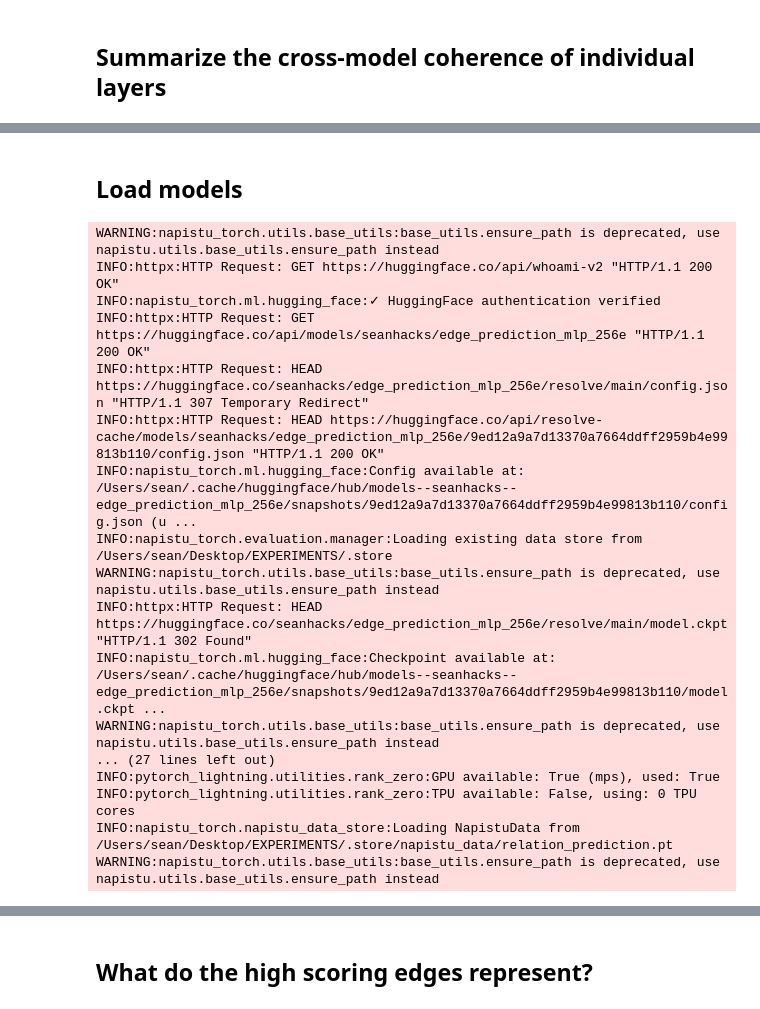
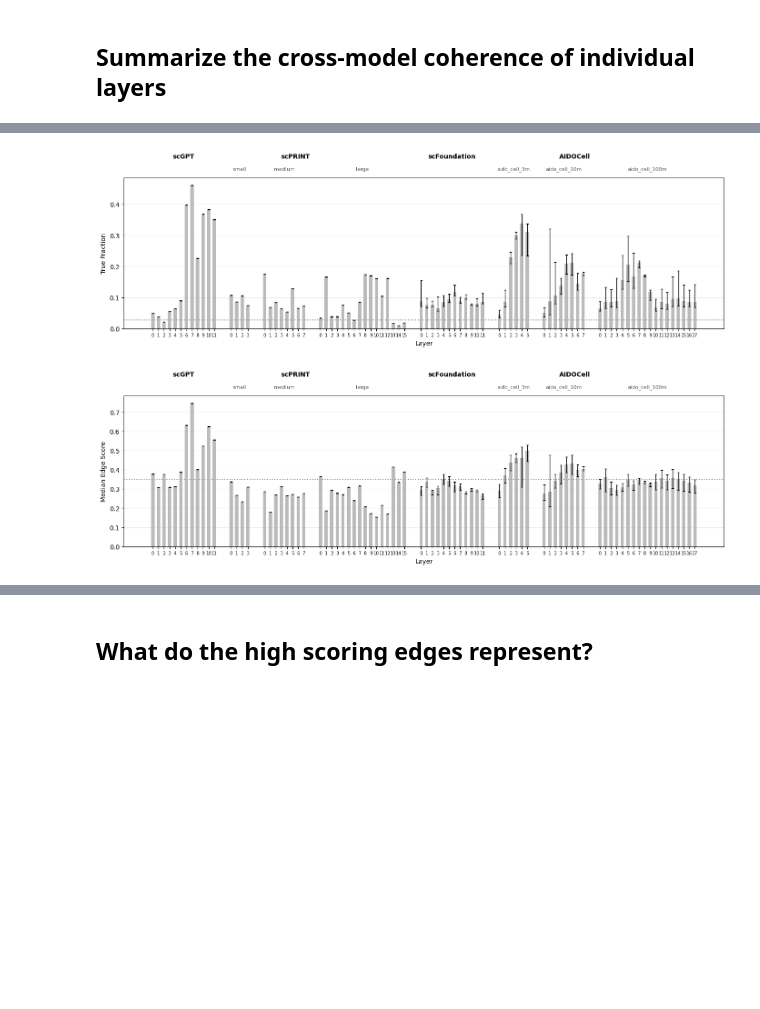
Before and after one commit to napistu/napistu-scrapyard, a Jupyter notebook: applications/foundation_models/compare_embeddings.ipynb, the cells around one changed output, grey strips where cells are left out. Drawn from its saved outputs; the diff is of its cells as text; code cells hidden in the pictures; blank space fills up the shorter version.

Commit message:
refactored foundation model vs napistu comparisons

```diff
--- a/applications/foundation_models/compare_embeddings.ipynb
+++ b/applications/foundation_models/compare_embeddings.ipynb
@@ -727,2 +1153,23 @@ gene_ids = model_comparison_metadata["gene_ids"]
 # %%
 model_sources = model_categories.merge(model_metadata_summary, on = ["model type"], how = "inner")[["model", "model_category"]]
+# summarize how much a layer's attention aligns with low quantiles in other model source's layers
+cross_model_attention_coherence = summarize_cross_model_attention_coherence(model_x_layer_rank_agreement, model_sources)
+
+# filter cross_model_x_layer_top_attentions to just the within model topK and return the distinct edges with their Napistu vertex IDs added
+top_k_attention, top_k_attention_edgelist = top_attention_to_napistu_edgelist(comparisons["cross_model_x_layer_top_attentions"], gene_to_vertex_map)
+
+# summarize the direct edge rate and average edge prediction for every model, layer and category
+direct_edge_rate, average_edge_prediction = compare_attention_and_napistu_graphs(
+    top_k_attention,
+    top_k_attention_edgelist,
+    napistu_data,
+    napistu_gnn.task,
+    model_order
+)
+
+# find the average # of connections and average edge score among the genes in the shared vocabulary
+background_edge_rate, background_edge_score = calculate_background_edgelist_metrics(
+    napistu_data,
+    napistu_gnn.task,
+    gene_to_vertex_map["name"]
+)
@@ -826,27 +1177,0 @@ WARNING:__main__:Dropping 5320 edges (1.16%) which could not be mapped to vertic
-# %% [markdown]
-## Load models
-# %%
-evaluation_manager = RemoteEvaluationManager.from_huggingface(
-    "seanhacks/edge_prediction_mlp_256e",
-    data_store_dir = STORE_DIR
-)
-napistu_gnn = evaluation_manager.load_model_from_checkpoint()
-napistu_data = evaluation_manager.load_napistu_data()
-# %% [output]
-WARNING:napistu_torch.utils.base_utils:base_utils.ensure_path is deprecated, use napistu.utils.base_utils.ensure_path instead
-INFO:httpx:HTTP Request: GET https://huggingface.co/api/whoami-v2 "HTTP/1.1 200 OK"
-INFO:napistu_torch.ml.hugging_face:✓ HuggingFace authentication verified
-INFO:httpx:HTTP Request: GET https://huggingface.co/api/models/seanhacks/edge_prediction_mlp_256e "HTTP/1.1 200 OK"
-INFO:httpx:HTTP Request: HEAD https://huggingface.co/seanhacks/edge_prediction_mlp_256e/resolve/main/config.json "HTTP/1.1 307 Temporary Redirect"
-INFO:httpx:HTTP Request: HEAD https://huggingface.co/api/resolve-cache/models/seanhacks/edge_prediction_mlp_256e/9ed12a9a7d13370a7664ddff2959b4e99813b110/config.json "HTTP/1.1 200 OK"
-INFO:napistu_torch.ml.hugging_face:Config available at: /Users/sean/.cache/huggingface/hub/models--seanhacks--edge_prediction_mlp_256e/snapshots/9ed12a9a7d13370a7664ddff2959b4e99813b110/config.json (u ...
-INFO:napistu_torch.evaluation.manager:Loading existing data store from /Users/sean/Desktop/EXPERIMENTS/.store
-WARNING:napistu_torch.utils.base_utils:base_utils.ensure_path is deprecated, use napistu.utils.base_utils.ensure_path instead
-INFO:httpx:HTTP Request: HEAD https://huggingface.co/seanhacks/edge_prediction_mlp_256e/resolve/main/model.ckpt "HTTP/1.1 302 Found"
-INFO:napistu_torch.ml.hugging_face:Checkpoint available at: /Users/sean/.cache/huggingface/hub/models--seanhacks--edge_prediction_mlp_256e/snapshots/9ed12a9a7d13370a7664ddff2959b4e99813b110/model.ckpt ...
-WARNING:napistu_torch.utils.base_utils:base_utils.ensure_path is deprecated, use napistu.utils.base_utils.ensure_path instead
-... (27 lines left out)
-INFO:pytorch_lightning.utilities.rank_zero:GPU available: True (mps), used: True
-INFO:pytorch_lightning.utilities.rank_zero:TPU available: False, using: 0 TPU cores
-INFO:napistu_torch.napistu_data_store:Loading NapistuData from /Users/sean/Desktop/EXPERIMENTS/.store/napistu_data/relation_prediction.pt
-WARNING:napistu_torch.utils.base_utils:base_utils.ensure_path is deprecated, use napistu.utils.base_utils.ensure_path instead
@@ -865,0 +1178,21 @@ top_k_attention_edgelist["direct_edge_exists"] = napistu_data.has_edges(edge_ind
+# %%
+fig, ax = plot_metric_by_layer(
+    data=direct_edge_rate,
+    y_col='true_fraction',
+    background_value=background_edge_rate,
+    ylabel='True Fraction',
+    model_order=model_order,
+    model_metadata_summary=model_metadata_summary,
+)
+
+fig, ax = plot_metric_by_layer(
+    data=average_edge_prediction,
+    y_col='prediction',
+    background_value=background_edge_score,
+    ylabel='Median Edge Score',
+    model_order=model_order,
+    model_metadata_summary=model_metadata_summary,
+)
+# %% [output]
+[figure, added]
+[figure, added]
```
Also changed, not shown: parts of 17 cells of this notebook.
